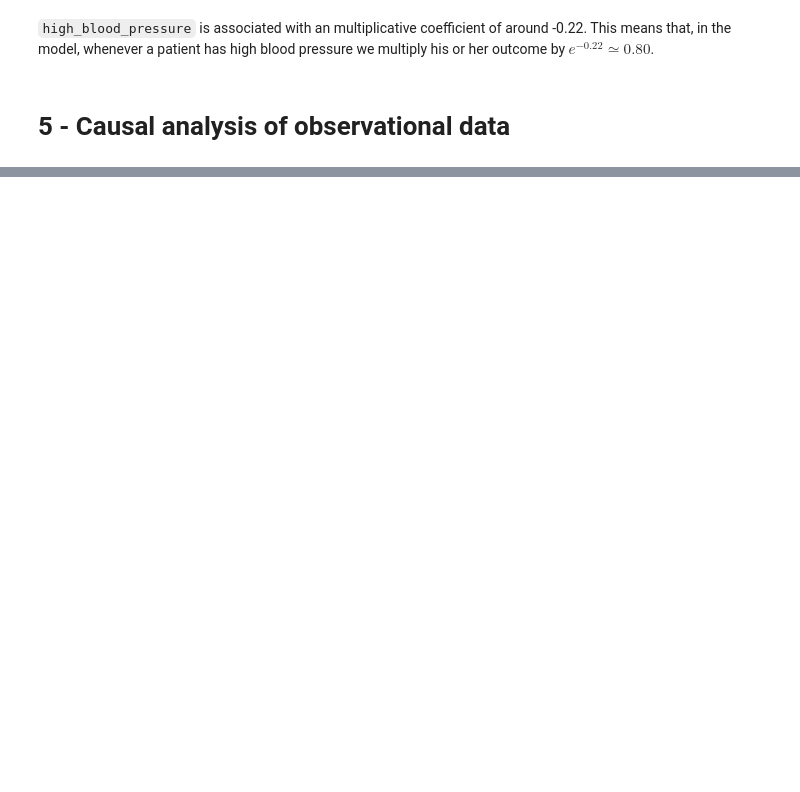
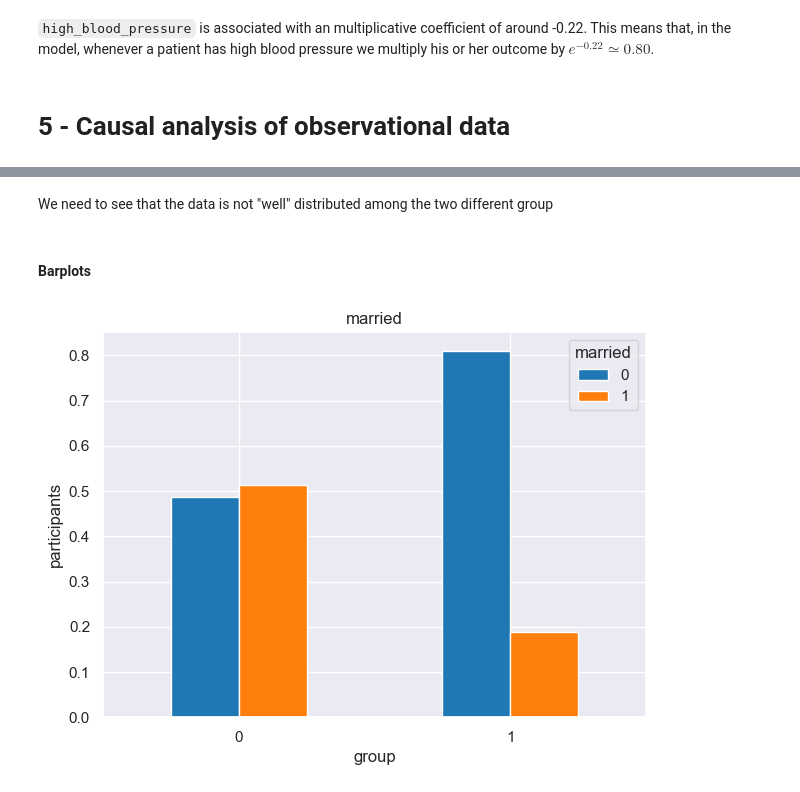
Before and after one commit to 2Tricky4u/ADA2023, a Jupyter notebook: Exercises/CheatSheet.ipynb, the cells around one changed output, grey strips where cells are left out. Cells and saved outputs as stored; diff of their text form; code cells hidden in the pictures; blank space fills up the shorter version.

```diff
--- a/Exercises/CheatSheet.ipynb
+++ b/Exercises/CheatSheet.ipynb
@@ -1176,0 +1140,22 @@ Notes:
+# %% [markdown]
+We need to see that the data is not "well" distributed among the two different group
+# %% [markdown]
+#### Barplots
+# %%
+#mariage
+
+group = lalonde_data.groupby(['treat', 'married'])['married'].count()
+group = group.unstack()
+group = group.div(group.sum(axis=1), axis=0)
+pl = group.plot(kind='bar', figsize=[7,5], rot=0)
+pl.set_title('married')
+pl.set_ylabel('participants')
+pl.set_xlabel('group')
+plt.show()
+# The percentage of unmarried people between
+# the treated group is much higher than the married ones whereas
+# in the control group, the two categories are balanced. This might
+# be an indication of what type of people are included in
+# the program.
+# %% [output]
+[figure, added]
```
Also changed, not shown: parts of 35 cells of this notebook.
